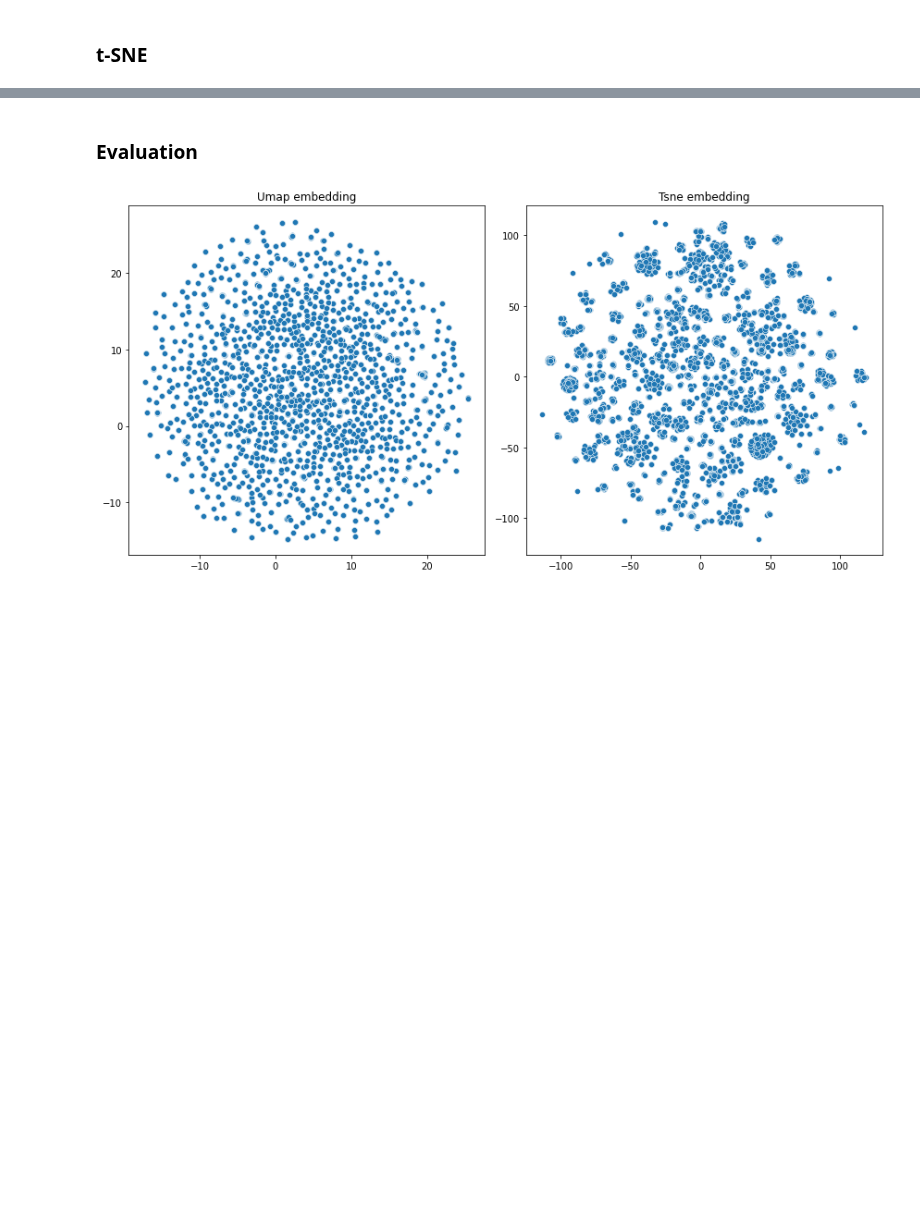
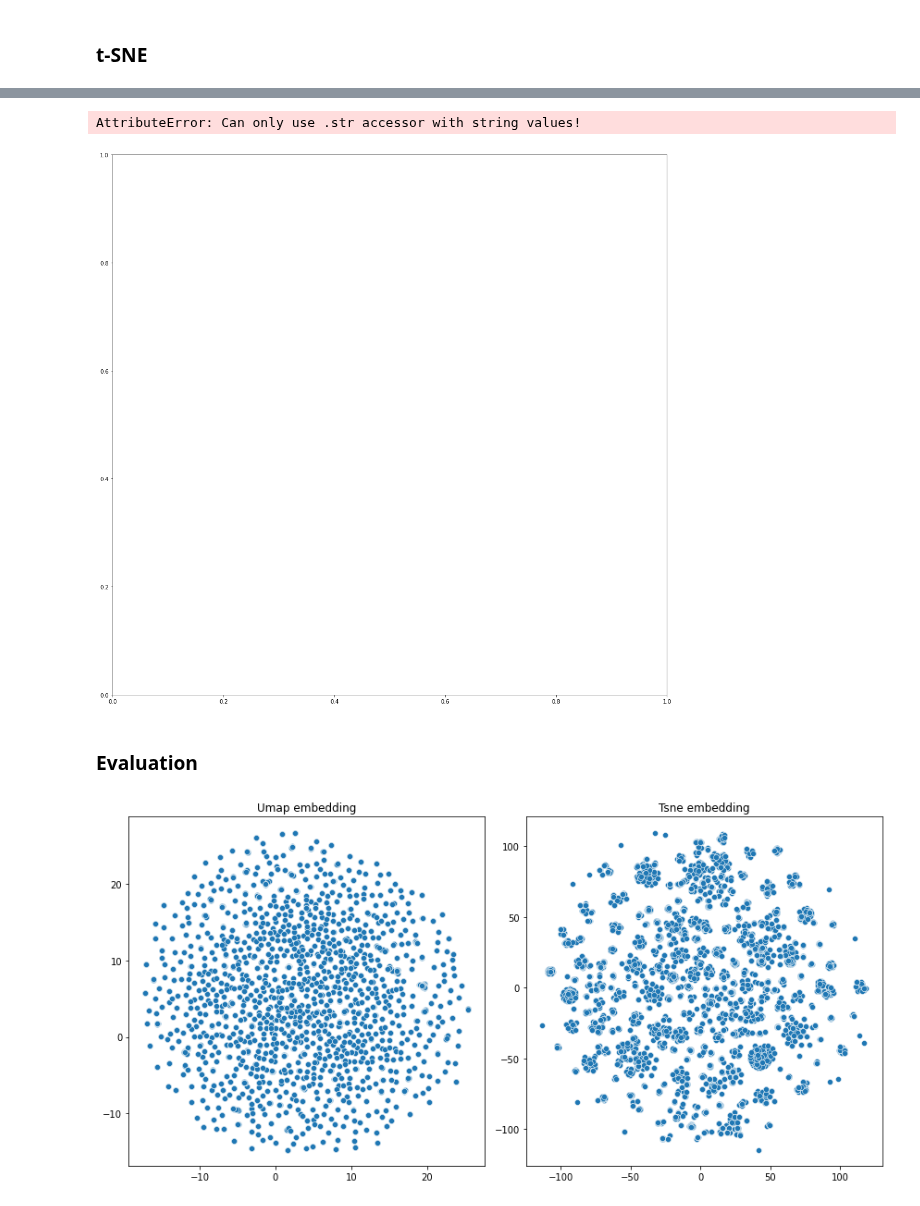
Before and after one commit to hanaCasey/BHVizData, a Jupyter notebook: embeddings.ipynb, the cells around one changed output, grey strips where cells are left out. Drawn from its saved outputs; the diff is of its cells as text; code cells hidden in the pictures; blank space fills up the shorter version.

```diff
--- a/embeddings.ipynb
+++ b/embeddings.ipynb
@@ -114,3 +171,24 @@ for metric in metrics:
+# %%
+metric = 'cosine'
+perplexity = 30
+learning_rate = 200
+
+fig, ax = plt.subplots(figsize=(18, 18))
+
+tsne = TSNE(n_components=2, perplexity=perplexity, learning_rate=learning_rate, n_iter=1000, metric=metric)
+x_tsne = tsne.fit_transform(subject_doc_matrix)
+
+tsne_tw = trustworthiness(subject_doc_matrix, x_tsne, n_neighbors=10)
+# Create a scatterplot of the t-SNE embeddings
+sns.scatterplot(x=x_tsne[:, 0], y=x_tsne[:, 1], hue=df.inventory_year.astype(str).str[0], ax=ax)
+ax.set_title(f'Perplexity: {perplexity}, Learning Rate: {learning_rate},\n Metric: {metric},  KL-divergence: {tsne.kl_divergence_:.3f}')
+
+
+# Show the scatterplots
+plt.show()
+# %% [output]
+AttributeError: Can only use .str accessor with string values!
+[figure, added]
 # %% [markdown]
 ### Evaluation
 # %%
```
Also changed, not shown: parts of 5 cells of this notebook.
